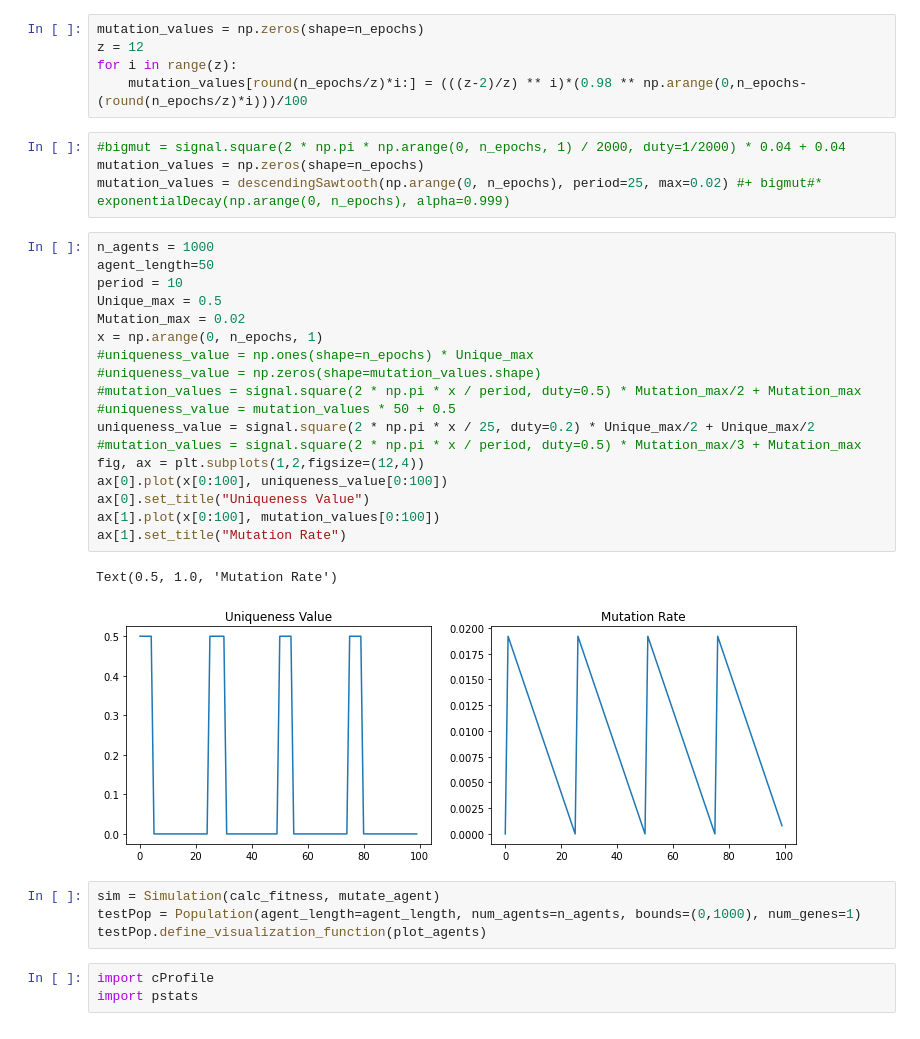
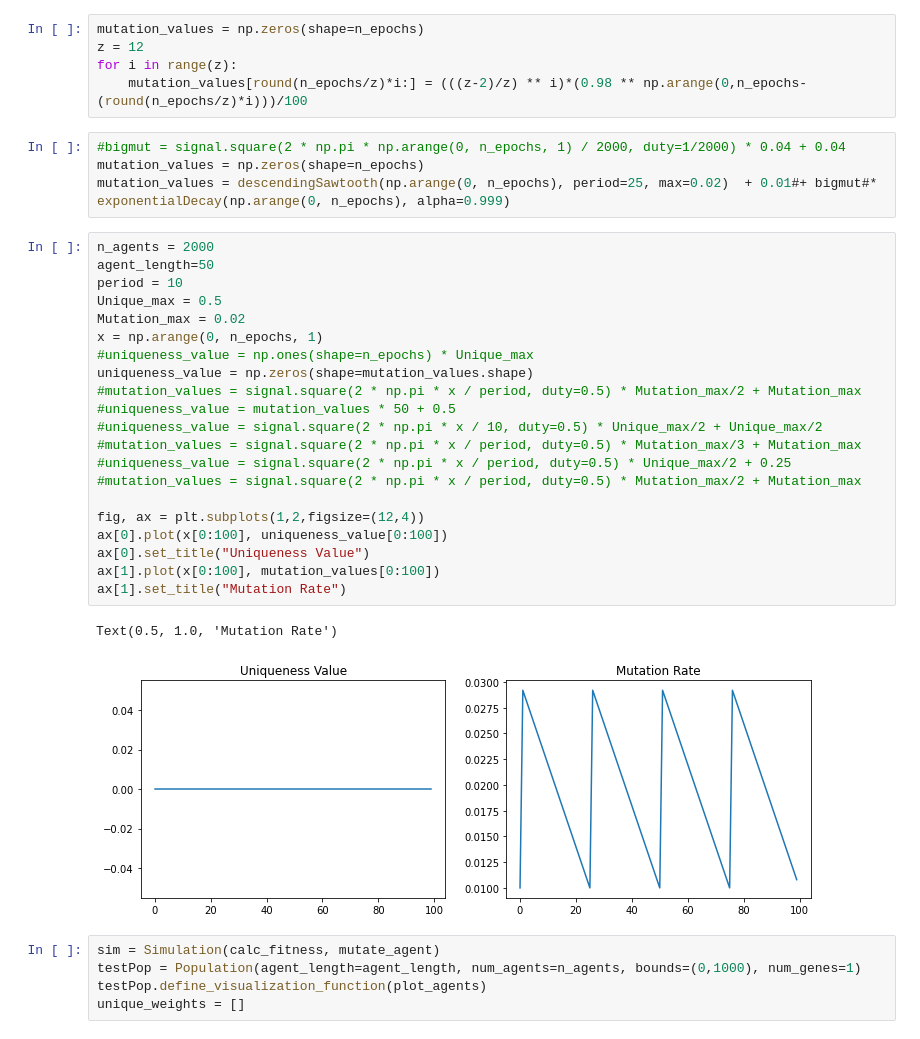
Before and after one commit to L0rdXenon/GeneticAlgorithmTemplate, a Jupyter notebook: TravellingSalesMan.ipynb, the cells around one changed output. Drawn from its saved outputs; the diff is of its cells as text.

```diff
--- a/TravellingSalesMan.ipynb
+++ b/TravellingSalesMan.ipynb
@@ -59,35 +59,36 @@ for i in range(z):
 # %%
 #bigmut = signal.square(2 * np.pi * np.arange(0, n_epochs, 1) / 2000, duty=1/2000) * 0.04 + 0.04
 mutation_values = np.zeros(shape=n_epochs)
-mutation_values = descendingSawtooth(np.arange(0, n_epochs), period=25, max=0.02) #+ bigmut#* exponentialDecay(np.arange(0, n_epochs), alpha=0.999)
+mutation_values = descendingSawtooth(np.arange(0, n_epochs), period=25, max=0.02)  + 0.01#+ bigmut#* exponentialDecay(np.arange(0, n_epochs), alpha=0.999)
 # %%
-n_agents = 1000
+n_agents = 2000
 agent_length=50
 period = 10
 Unique_max = 0.5
 Mutation_max = 0.02
 x = np.arange(0, n_epochs, 1)
 #uniqueness_value = np.ones(shape=n_epochs) * Unique_max
-#uniqueness_value = np.zeros(shape=mutation_values.shape)
+uniqueness_value = np.zeros(shape=mutation_values.shape)
 #mutation_values = signal.square(2 * np.pi * x / period, duty=0.5) * Mutation_max/2 + Mutation_max
 #uniqueness_value = mutation_values * 50 + 0.5
-uniqueness_value = signal.square(2 * np.pi * x / 25, duty=0.2) * Unique_max/2 + Unique_max/2
+#uniqueness_value = signal.square(2 * np.pi * x / 10, duty=0.5) * Unique_max/2 + Unique_max/2
 #mutation_values = signal.square(2 * np.pi * x / period, duty=0.5) * Mutation_max/3 + Mutation_max
+#uniqueness_value = signal.square(2 * np.pi * x / period, duty=0.5) * Unique_max/2 + 0.25
+#mutation_values = signal.square(2 * np.pi * x / period, duty=0.5) * Mutation_max/2 + Mutation_max
+
 fig, ax = plt.subplots(1,2,figsize=(12,4))
 ax[0].plot(x[0:100], uniqueness_value[0:100])
 ax[0].set_title("Uniqueness Value")
 ax[1].plot(x[0:100], mutation_values[0:100])
 ax[1].set_title("Mutation Rate")
 # %% [output]
 Text(0.5, 1.0, 'Mutation Rate')
-[figure, old version]
+[figure, new version]
-# %%
-sim = Simulation(calc_fitness, mutate_agent)
-testPop = Population(agent_length=agent_length, num_agents=n_agents, bounds=(0,1000), num_genes=1)
-testPop.define_visualization_function(plot_agents)
-# %%
-import cProfile
-import pstats
+# %%
+sim = Simulation(calc_fitness, mutate_agent)
+testPop = Population(agent_length=agent_length, num_agents=n_agents, bounds=(0,1000), num_genes=1)
+testPop.define_visualization_function(plot_agents)
+unique_weights = []
 # %%
 completed = 0
 startTime = time.time()
```
Also changed, not shown: parts of 12 cells of this notebook, 1 other file.
